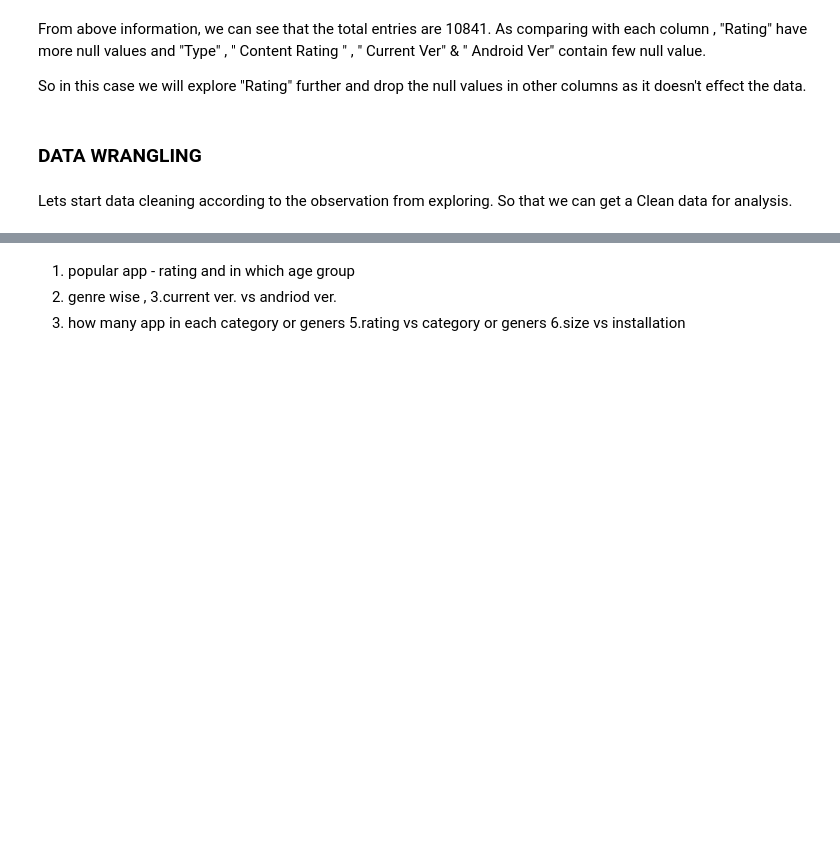
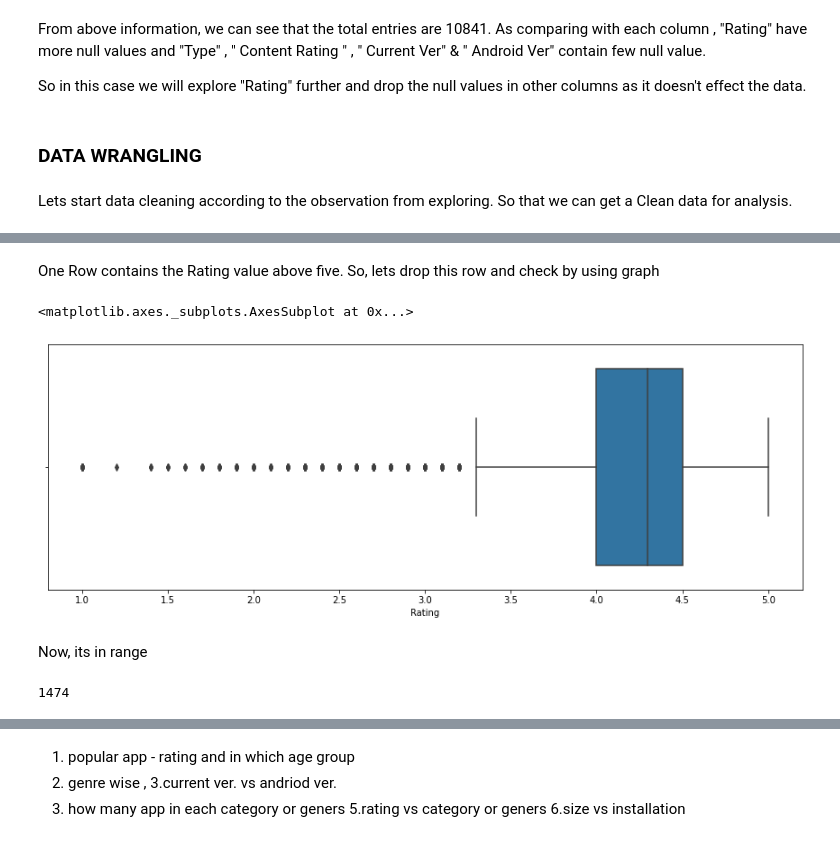
Before and after one commit to Malu2203/Play-Store-App-Review-Analysis, a Jupyter notebook: Play_Store_App_Review_Analysis_Capstone_Project.ipynb, the cells around one changed output, grey strips where cells are left out. Drawn from its saved outputs; the diff is of its cells as text; code cells hidden in the pictures; blank space fills up the shorter version.

```diff
--- a/Play_Store_App_Review_Analysis_Capstone_Project.ipynb
+++ b/Play_Store_App_Review_Analysis_Capstone_Project.ipynb
@@ -151,0 +213,19 @@ Lets start data cleaning according to the observation from exploring. So that we
+# %% [markdown]
+One Row contains the Rating value above five. So, lets drop this row and check by using graph
+# %%
+playstore_df.drop([10472], inplace=True)
+# %%
+#Lets do the box plot :
+
+plt.figure(figsize = (15,5))
+sns.boxplot(playstore_df['Rating'], x='Rating')
+# %% [output]
+<matplotlib.axes._subplots.AxesSubplot at 0x...>
+[figure, added]
+# %% [markdown]
+Now, its in range
+# %%
+#lets see the describe() for the rating column:
+playstore_df['Rating'].isnull().sum()
+# %% [output]
+1474
```
Also changed, not shown: parts of 16 cells of this notebook.
